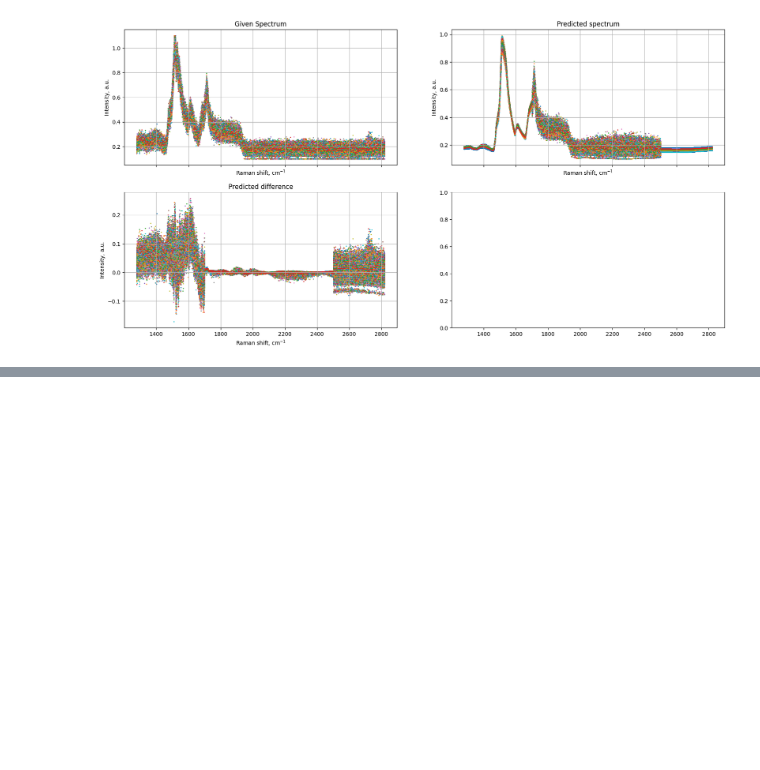
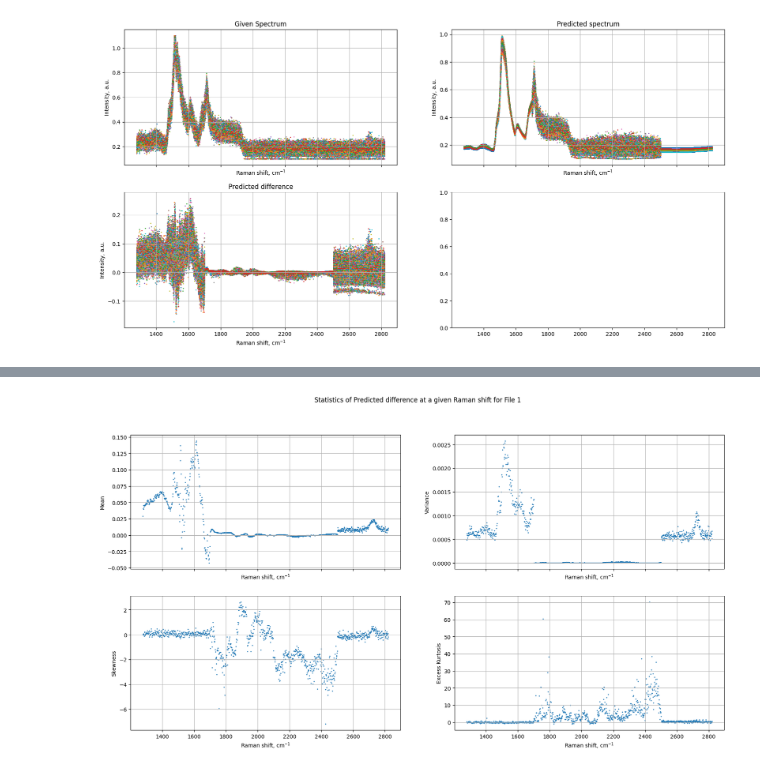
Before and after one commit to pietronvll/spectraformer, a Jupyter notebook: notebook.ipynb, the cells around one changed output, grey strips where cells are left out. Drawn from its saved outputs; the diff is of its cells as text; code cells hidden in the pictures; blank space fills up the shorter version.

```diff
--- a/notebook.ipynb
+++ b/notebook.ipynb
@@ -84,0 +163,35 @@ plt.show()
+# %%
+fig = plt.figure(figsize=(20, 10))
+axes = fig.subplots(2, 2, sharex=True)
+
+plt.suptitle('Statistics of Predicted difference at a given Raman shift for File 1')
+
+axes[0,0].scatter(x=ds1['wave_number'], y=mean1, alpha=1, s=1)
+axes[0,0].set_xlabel('Raman shift, cm$^{-1}$')
+axes[0,0].set_ylabel('Mean')
+axes[0,0].set_title('')
+axes[0,0].grid(visible=True, which='both', axis='both')
+
+axes[0,1].scatter(x=ds1['wave_number'], y=var1, alpha=1, s=1)
+axes[0,1].set_xlabel('Raman shift, cm$^{-1}$')
+axes[0,1].set_ylabel('Variance')
+axes[0,1].set_title('')
+axes[0,1].grid(visible=True, which='both', axis='both')
+# axes[0,1].sharey(axes[0,0])
+
+axes[1,0].scatter(x=ds1['wave_number'], y=skew1, alpha=1, s=1)
+axes[1,0].set_xlabel('Raman shift, cm$^{-1}$')
+axes[1,0].set_ylabel('Skewness')
+axes[1,0].set_title('')
+axes[1,0].grid(visible=True, which='both', axis='both')
+
+axes[1,1].scatter(x=ds1['wave_number'], y=kurt1 - 3, alpha=1, s=1)
+axes[1,1].set_xlabel('Raman shift, cm$^{-1}$')
+axes[1,1].set_ylabel('Excess Kurtosis')
+axes[1,1].set_title('')
+axes[1,1].grid(visible=True, which='both', axis='both')
+# axes[1,1].sharey(axes[1,0])
+
+plt.show()
+# %% [output]
+[figure, added]
```
Also changed, not shown: parts of 4 cells of this notebook.
